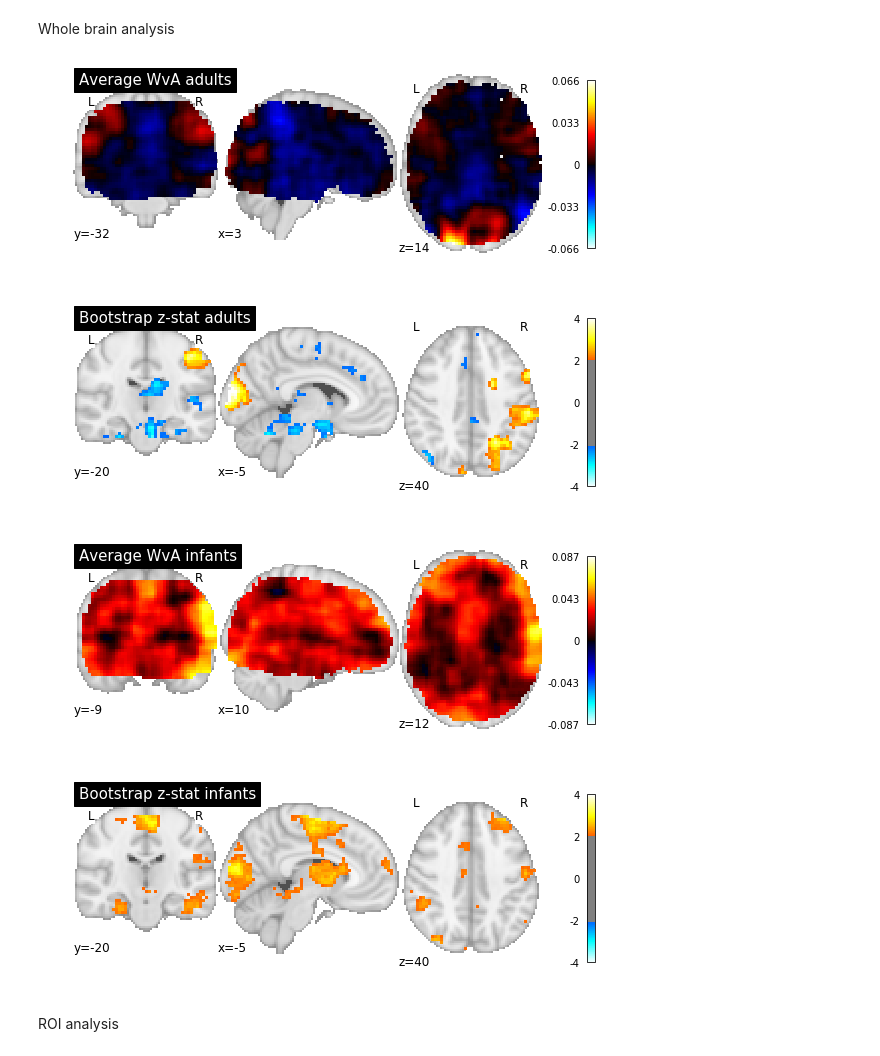
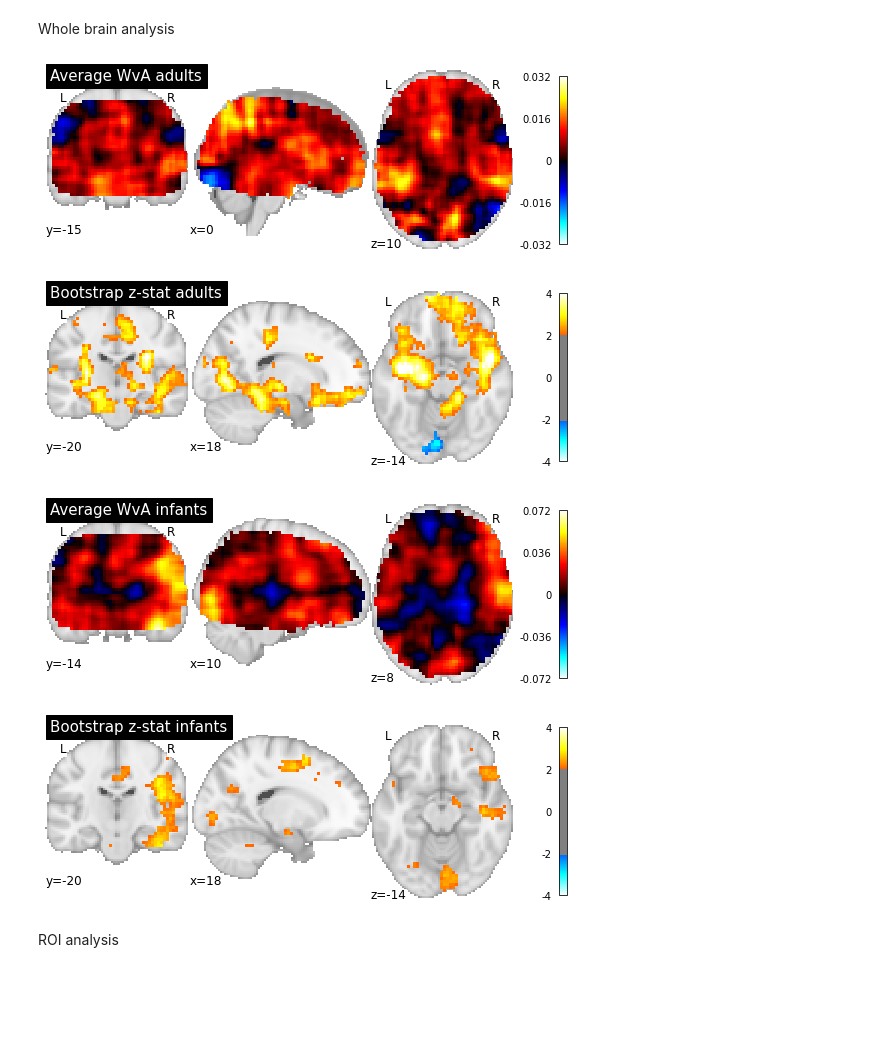
Before and after one commit to ntblab/infant_neuropipe, a Jupyter notebook: scripts/MM_EventSeg/Event_Segmentation.ipynb, the cells around one changed output. Drawn from its saved outputs; the diff is of its cells as text; code cells hidden in the pictures; blank space fills up the shorter version.

```diff
--- a/scripts/MM_EventSeg/Event_Segmentation.ipynb
+++ b/scripts/MM_EventSeg/Event_Segmentation.ipynb
@@ -603,6 +612,6 @@ def human_boundary_analysis_alt(data):
 Infant participants
 # %%
 # Load in the data
-df = pd.read_csv(movie_eventseg_dir + '/infant_participants.csv', index_col=0)
+df = pd.read_csv(movie_eventseg_dir + '/infant_participants.csv')
 df
 # %% [output]
@@ -697,6 +706,6 @@ Mean TRs included for eye: M= 0.884122 SD = 0.121387; range: 0.560440 -- 1.00000
 Adult participants
 # %%
 # Load in the data
-df_adult = pd.read_csv(movie_eventseg_dir + '/adult_participants.csv', index_col=0)
+df_adult = pd.read_csv(movie_eventseg_dir + '/adult_participants.csv')
 df_adult
 # %% [output]
@@ -983,0 +997,19 @@ EAC_standard; correlation of infant age and ISC: -0.189, p = 0.330
+# %%
+np.random.seed(0)
+
+isc_values_all=isc_roi_df['infants']
+
+for r, roi in enumerate(rois):
+    data_roi=isc_values_all[r]
+
+    actual_corr=stats.pearsonr(df.prop_TR_motion,data_roi)[0]
+    pval, _=bootstrap_corr(df.prop_TR_motion,data_roi,nPerm=1000)
+
+    print('%s; correlation of # TRs included for motion and ISC: %0.3f, p = %0.3f' %(roi,actual_corr,pval))
+
+    actual_corr=stats.pearsonr(df.prop_TR_eye[~np.isnan(df.prop_TR_eye)],data_roi[~np.isnan(df.prop_TR_eye)])[0]
+    pval, _=bootstrap_corr(df.prop_TR_eye[~np.isnan(df.prop_TR_eye)],data_roi[~np.isnan(df.prop_TR_eye)],nPerm=1000)
+
+    print('%s; correlation of # TRs included for eyes and ISC: %0.3f, p = %0.3f' %(roi,actual_corr,pval))
+
+    print()
@@ -1302,6 +1353,9 @@ infant_nested=np.load(optk_dir+'%s_nested_results.npy' %('infants'))
 infant_bounds_adult=np.load(optk_dir+'%s_bounds_in_%s.npy' %('infants','adults'))
 # %%
 all_data=np.hstack((adult_nested,adult_bounds_infant,infant_nested,infant_bounds_adult)).T
+categories=np.hstack((np.zeros((adult_nested.shape[1])),np.ones((adult_bounds_infant.shape[1])),
+                      2*np.ones((infant_nested.shape[1])),3*np.ones((infant_bounds_adult.shape[1]))))
+
 
 rois_all=[]
 data_all=[]
@@ -1313,16 +1367,16 @@ for sub in range(all_data.shape[0]):
         rois_all.append(roi_short[r])
         data_all.append(all_data[sub,r])
 
-        if sub < nSubj:
+        if categories[sub] ==0:
             fit_group.append('adults')
             test_group.append('adults')
-        elif nSubj <= sub < nSubj*2:
+        elif categories[sub] ==1:
             fit_group.append('adults')
             test_group.append('infants')
-        elif nSubj*2 <= sub < nSubj*3:
+        elif categories[sub] ==2:
             fit_group.append('infants')
             test_group.append('infants')
-        else:
+        elif categories[sub] ==3:
             fit_group.append('infants')
             test_group.append('adults')
 
@@ -1458,38 +1537,41 @@ for age in ages:
     # find the average
     brain_data=[]
     for file in data_files:
         nii=nib.load(file)
         data=brain_masker.fit_transform(nii)[0]
         brain_data.append(data)
 
     brain_data=np.stack(brain_data)
     avg_humanbound=np.nanmean(brain_data,axis=0)
 
     avg_nii=brain_masker.inverse_transform(avg_humanbound)
 
+    # save this
+    nib.save(avg_nii,human_dir+age+'_avg_bounds.nii.gz')
+
     # then load in the bootstrap z-stat image
     z_nii=nib.load(human_dir+age+'_avg_zscores.nii.gz')
 
     # what is the p-value threshold for alpha
     pval_thresh=stats.t.ppf(1-0.025, nSubj)
 
-    cut_coords=(-5,-20,40) # choose a different
+    cut_coords=(18,-20,-14) # choose different coordinates for this one
 
     # show the plot of the average
     fig1=plotting.plot_stat_map(avg_nii,draw_cross=False, title='Average WvA %s' % age) #cut_coords=cut_coords)
 
     # show the plot of the z stat image
     fig2=plotting.plot_stat_map(z_nii,threshold=pval_thresh,draw_cross=False,
                             vmax=4,title='Bootstrap z-stat %s' % age,cut_coords=cut_coords)
 
 
     fig1.savefig(save_plot_dir + 'searchlight_wva_bounds_%s.svg' % age)
     fig2.savefig(save_plot_dir + 'searchlight_zstat_bounds_%s.svg' % age)
 # %% [output]
-[figure, old version]
+[figure, new version]
-[figure, old version]
+[figure, new version]
-[figure, old version]
+[figure, new version]
-[figure, old version]
+[figure, new version]
 # %% [markdown]
 ROI analysis
 # %%
```
Also changed, not shown: parts of 34 cells of this notebook.
